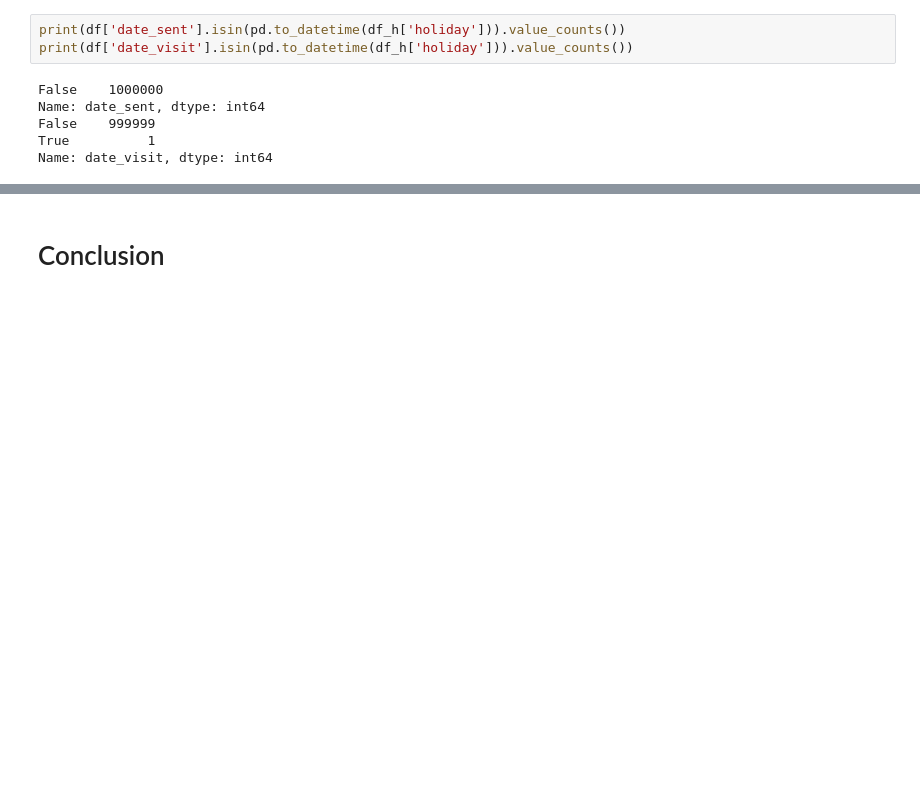
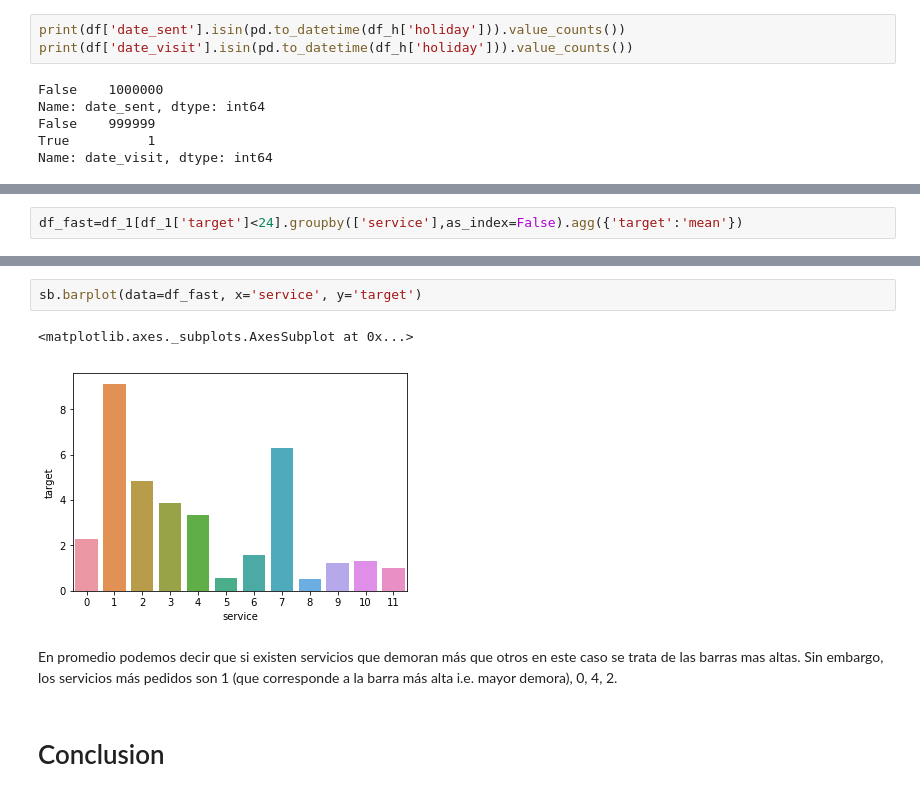
Before and after one commit to manquius/series_temporales, a Jupyter notebook: Practico1_isa.ipynb, the cells around one changed output, grey strips where cells are left out. Saved outputs shown, nothing was run; the diff lists cells and outputs as text; blank space fills up the shorter version.

```diff
--- a/Practico1_isa.ipynb
+++ b/Practico1_isa.ipynb
@@ -404,0 +515,2 @@ Name: date_visit, dtype: int64
+# %%
+df_fast=df_1[df_1['target']<24].groupby(['service'],as_index=False).agg({'target':'mean'})
@@ -405,2 +533,9 @@ Name: date_visit, dtype: int64
+# %%
+sb.barplot(data=df_fast, x='service', y='target')
+# %% [output]
+<matplotlib.axes._subplots.AxesSubplot at 0x...>
+[figure, added]
+# %% [markdown]
+En promedio podemos decir que si existen servicios que demoran más que otros en este caso se trata de las barras mas altas. Sin embargo, los servicios más pedidos son 1 (que corresponde a la barra más alta i.e. mayor demora), 0, 4, 2.
 # %% [markdown]
 # Conclusion
```
Also changed, not shown: parts of 16 cells of this notebook.
